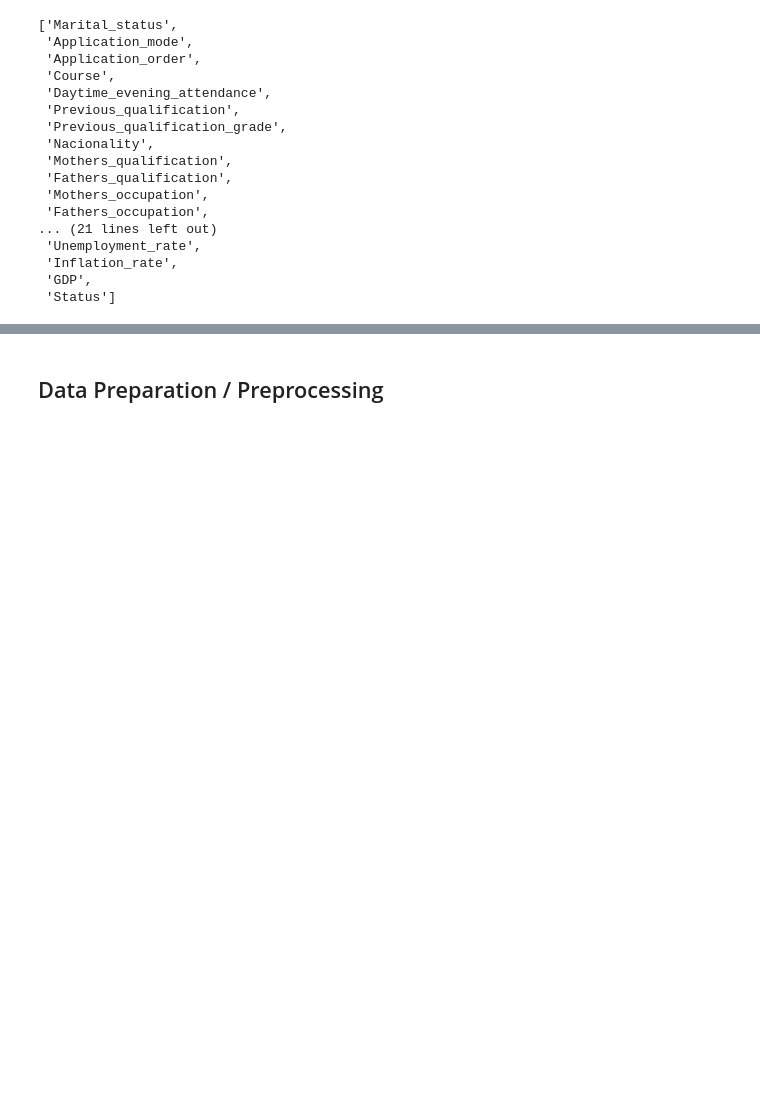
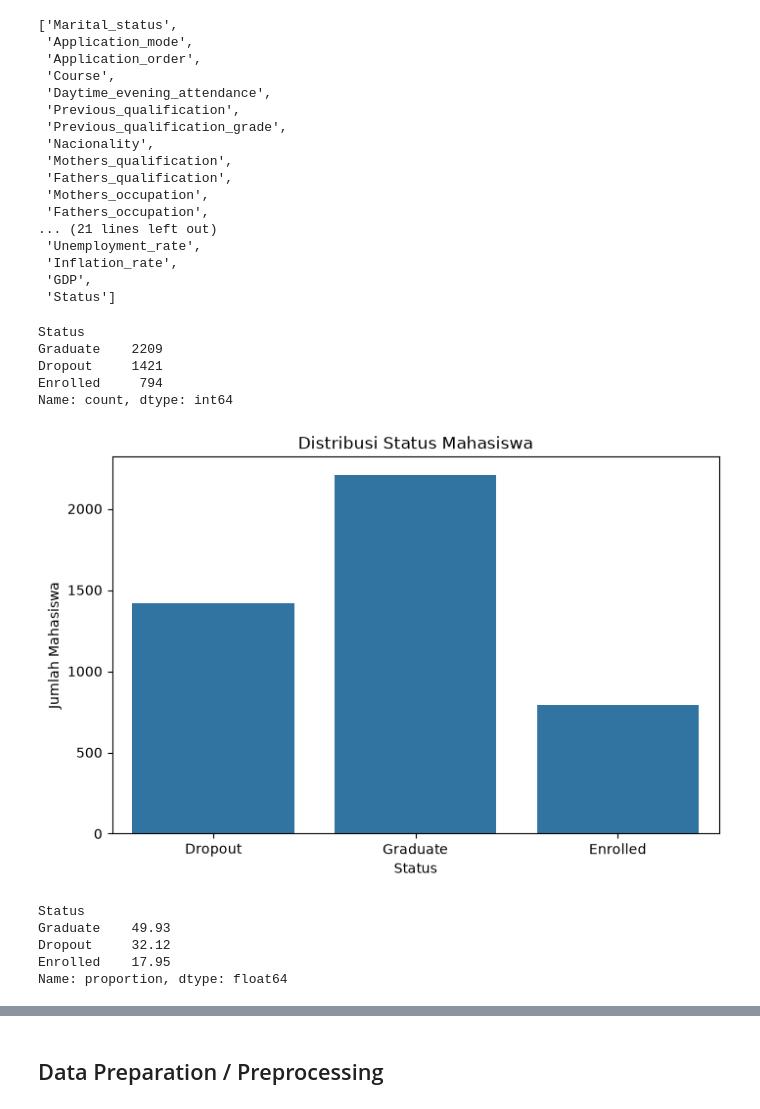
Before and after one commit to aeiprsty/institusi-pendidikan-perguruan-JJI, a Jupyter notebook: notebook.ipynb, the cells around one changed output, grey strips where cells are left out. Saved outputs shown, nothing was run; the diff lists cells and outputs as text; code cells hidden in the pictures; blank space fills up the shorter version.

```diff
--- a/notebook.ipynb
+++ b/notebook.ipynb
@@ -126,3 +126,34 @@ df.columns.tolist()
  'Inflation_rate',
  'GDP',
  'Status']
+# %%
+status_counts = df["Status"].value_counts()
+
+print(status_counts)
+# %% [output]
+Status
+Graduate    2209
+Dropout     1421
+Enrolled     794
+Name: count, dtype: int64
+# %%
+plt.figure(figsize=(8, 5))
+
+sns.countplot(data=df, x="Status")
+
+plt.title("Distribusi Status Mahasiswa")
+plt.xlabel("Status")
+plt.ylabel("Jumlah Mahasiswa")
+plt.show()
+# %% [output]
+[figure, added]
+# %%
+status_percentage = df["Status"].value_counts(normalize=True) * 100
+
+print(status_percentage.round(2))
+# %% [output]
+Status
+Graduate    49.93
+Dropout     32.12
+Enrolled    17.95
+Name: proportion, dtype: float64
```
Also changed, not shown: parts of 5 cells of this notebook.
